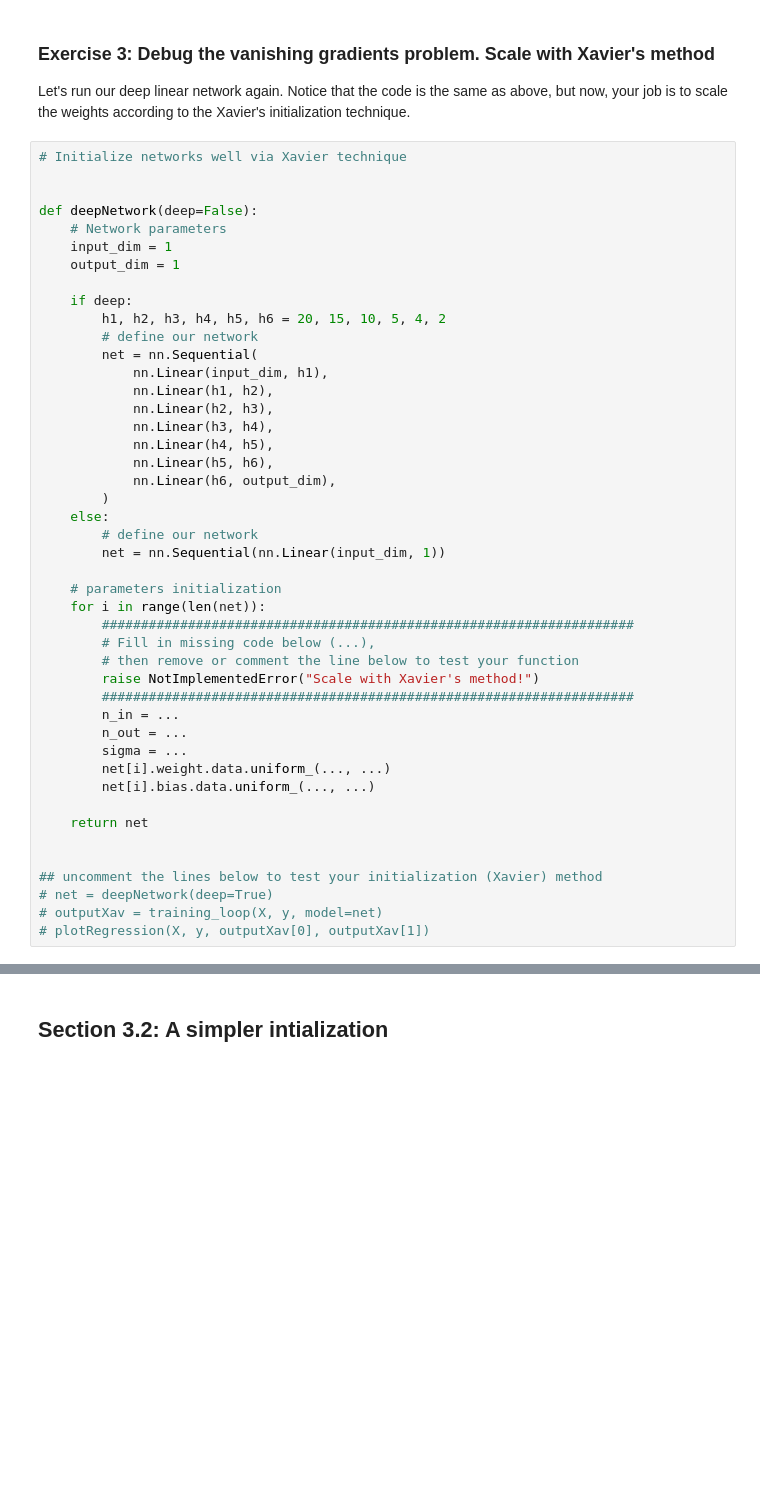
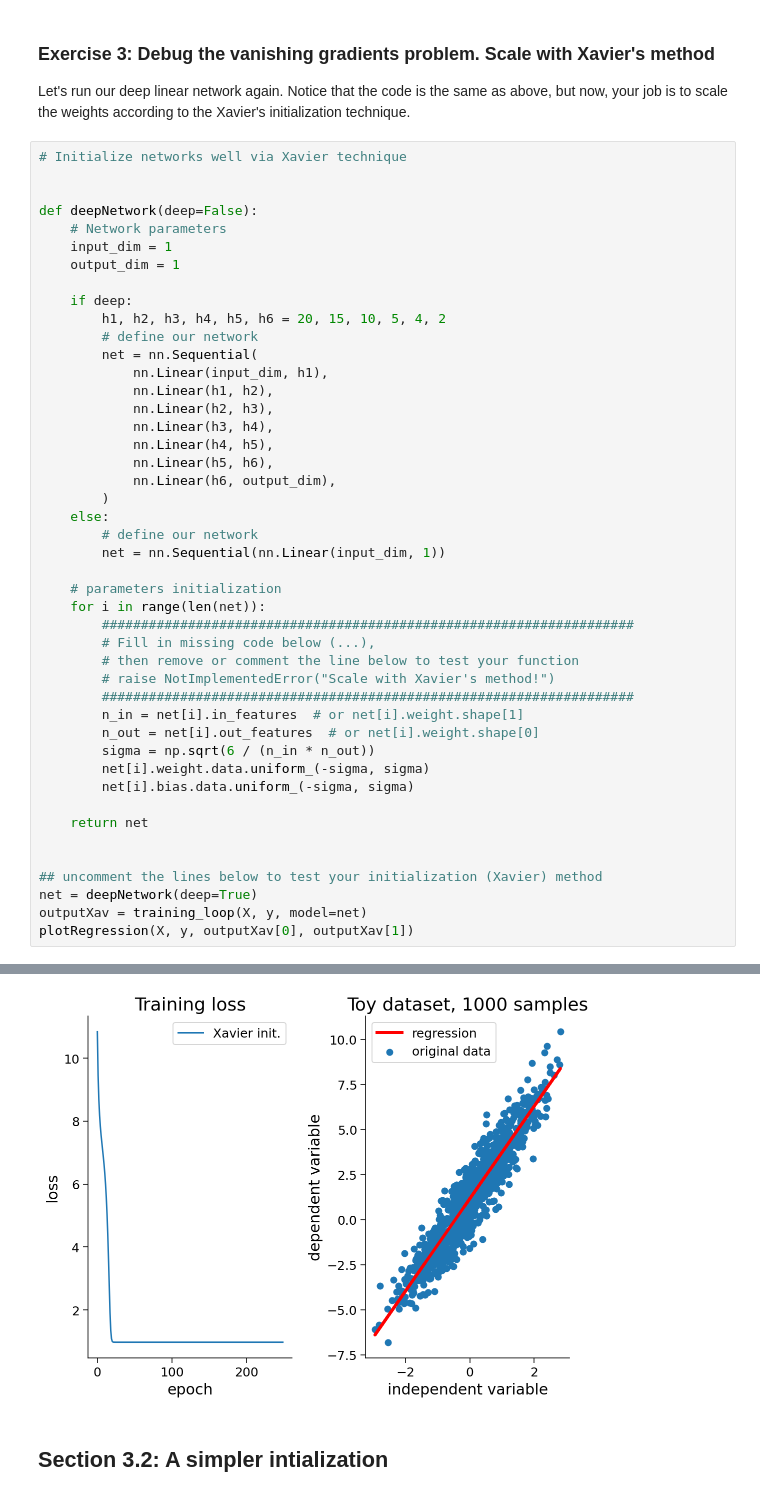
Before and after one commit to miltondp/k99_courses, a Jupyter notebook: cis_522/classes/01_24-week2/CIS_522_W2D2_Tutorial_–_Student_Version.ipynb, the cells around one changed output, grey strips where cells are left out. Drawn from its saved outputs; the diff is of its cells as text; blank space fills up the shorter version.

```diff
--- a/cis_522/classes/01_24-week2/CIS_522_W2D2_Tutorial_–_Student_Version.ipynb
+++ b/cis_522/classes/01_24-week2/CIS_522_W2D2_Tutorial_–_Student_Version.ipynb
@@ -948,18 +952,19 @@ def deepNetwork(deep=False):
         ####################################################################
         # Fill in missing code below (...),
         # then remove or comment the line below to test your function
-        raise NotImplementedError("Scale with Xavier's method!")
+        # raise NotImplementedError("Scale with Xavier's method!")
         ####################################################################
-        n_in = ...
-        n_out = ...
-        sigma = ...
-        net[i].weight.data.uniform_(..., ...)
-        net[i].bias.data.uniform_(..., ...)
+        n_in = net[i].in_features  # or net[i].weight.shape[1]
+        n_out = net[i].out_features  # or net[i].weight.shape[0]
+        sigma = np.sqrt(6 / (n_in * n_out))
+        net[i].weight.data.uniform_(-sigma, sigma)
+        net[i].bias.data.uniform_(-sigma, sigma)
 
     return net
 
 
 ## uncomment the lines below to test your initialization (Xavier) method
-# net = deepNetwork(deep=True)
-# outputXav = training_loop(X, y, model=net)
-# plotRegression(X, y, outputXav[0], outputXav[1])
+net = deepNetwork(deep=True)
+outputXav = training_loop(X, y, model=net)
+plotRegression(X, y, outputXav[0], outputXav[1])
+# %% [output]
@@ -966,3 +972,4 @@ def deepNetwork(deep=False):
+[figure, added]
 # %% [markdown]
 ## Section 3.2: A simpler intialization
 # %%
```
Also changed, not shown: parts of 4 cells of this notebook.
